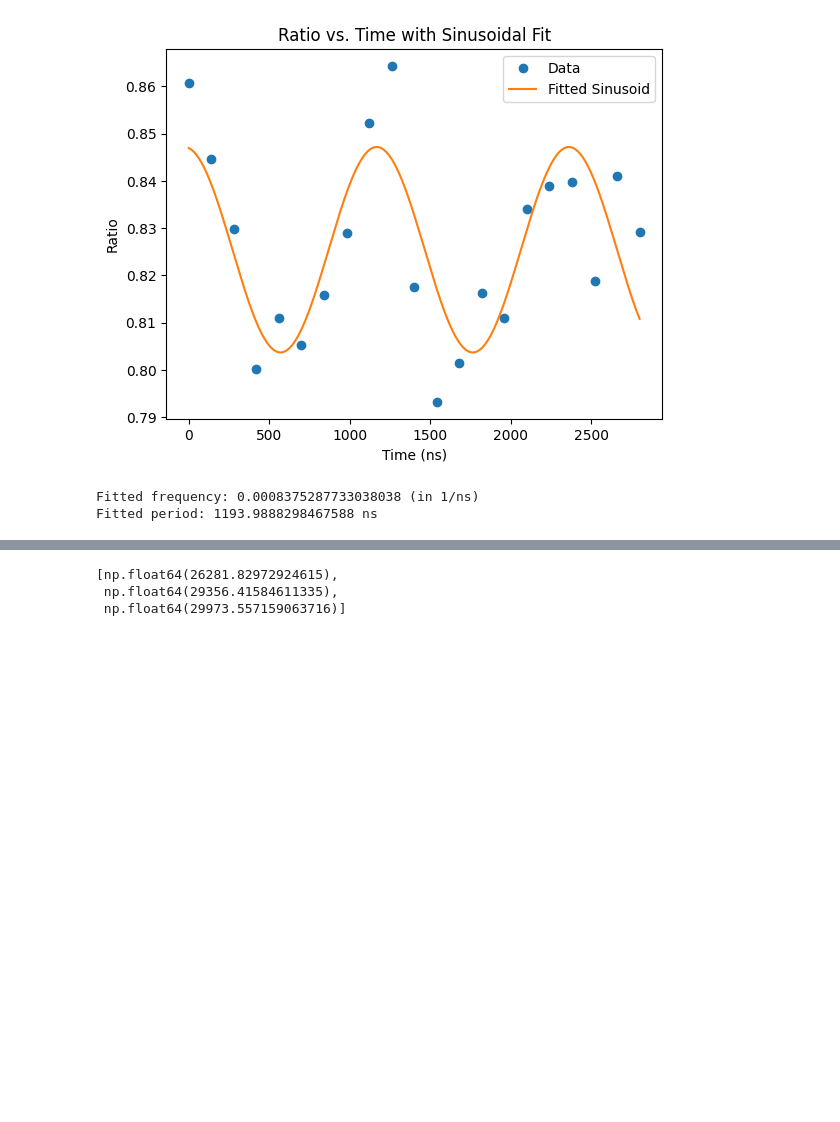
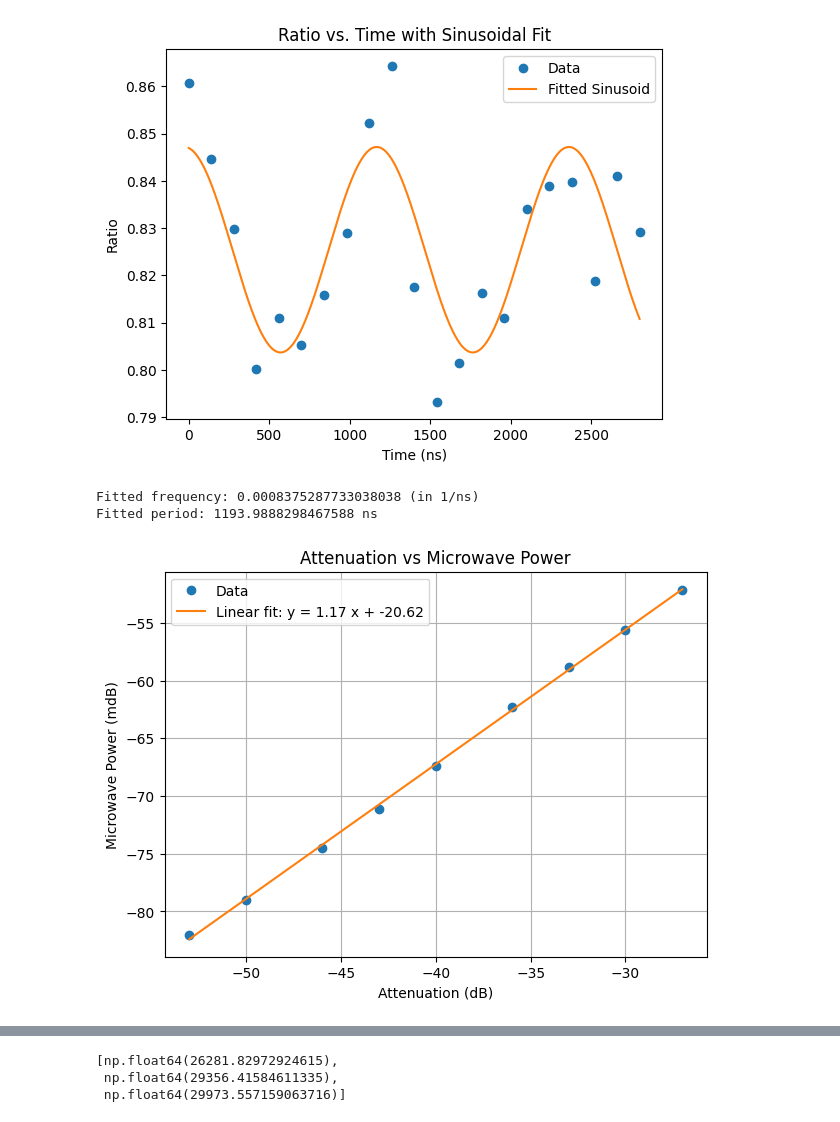
Before and after one commit to nlyu1/nv-center, a Jupyter notebook: Second_draft/code/rabi.ipynb, the cells around one changed output, grey strips where cells are left out. Cells and saved outputs as stored; diff of their text form; code cells hidden in the pictures; blank space fills up the shorter version.

```diff
--- a/Second_draft/code/rabi.ipynb
+++ b/Second_draft/code/rabi.ipynb
@@ -91,4 +91,35 @@ def frequency(file):
     ratio_fit = sin_func(time_fit, A_fit, f_fit, phi_fit, C_fit)
 
     return f_fit, f_err
+# %%
+
+# 1) Your raw data as numpy arrays
+attenuation = np.array([-21, -22, -23, -27, -30, -33, -36, -40, -43, -46, -50, -53])
+microwave_power = np.array([-51.32, -50.8, -50.9, -52.2, -55.6, -58.8, -62.3, -67.4,
+                            -71.1, -74.5, -79.0, -82.0])
+attenuation = attenuation[3:]
+microwave_power = microwave_power[3:]
+# 2) Perform a linear fit using np.polyfit
+#    polyfit(x_data, y_data, 1) -> fit a line: y = slope*x + intercept
+slope, intercept = np.polyfit(attenuation, microwave_power, 1)
+
+# Create a fitted curve for plotting
+x_fit = np.linspace(attenuation.min(), attenuation.max(), 100)
+y_fit = slope * x_fit + intercept
+
+# 3) Plot the data
+plt.figure(figsize=(7, 5))
+plt.plot(attenuation, microwave_power, 'o', label='Data', markersize=6)
+plt.plot(x_fit, y_fit, '-', label=f'Linear fit: y = {slope:.2f} x + {intercept:.2f}')
+
+plt.xlabel('Attenuation (dB)')
+plt.ylabel('Microwave Power (mdB)')
+plt.title('Attenuation vs Microwave Power')
+plt.legend()
+plt.grid(True)
+
+# Show the plot
+plt.show()
+# %% [output]
+[figure, added]
 # %%
```
Also changed, not shown: parts of 1 cell of this notebook, 6 other files.
